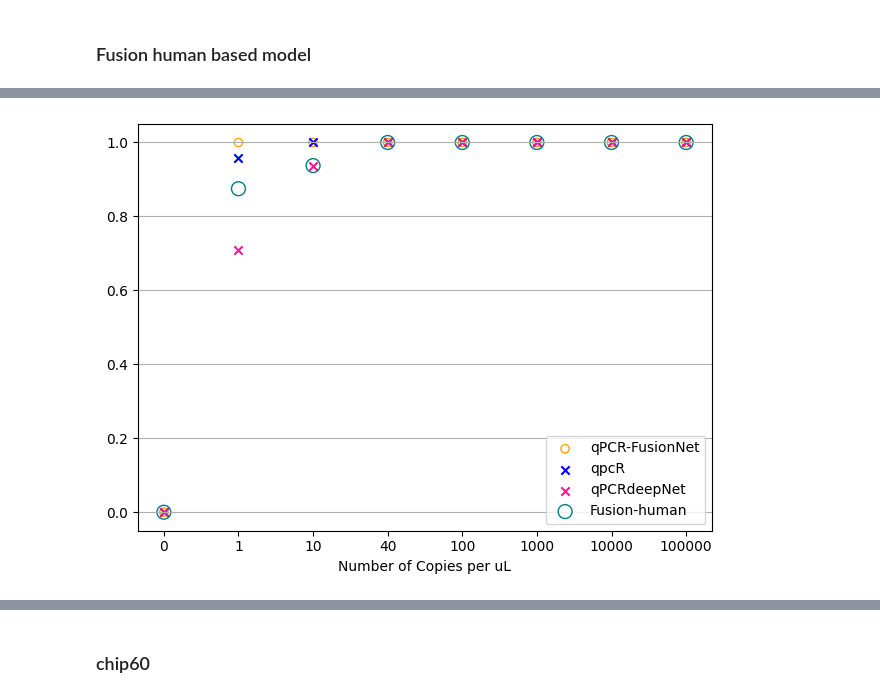
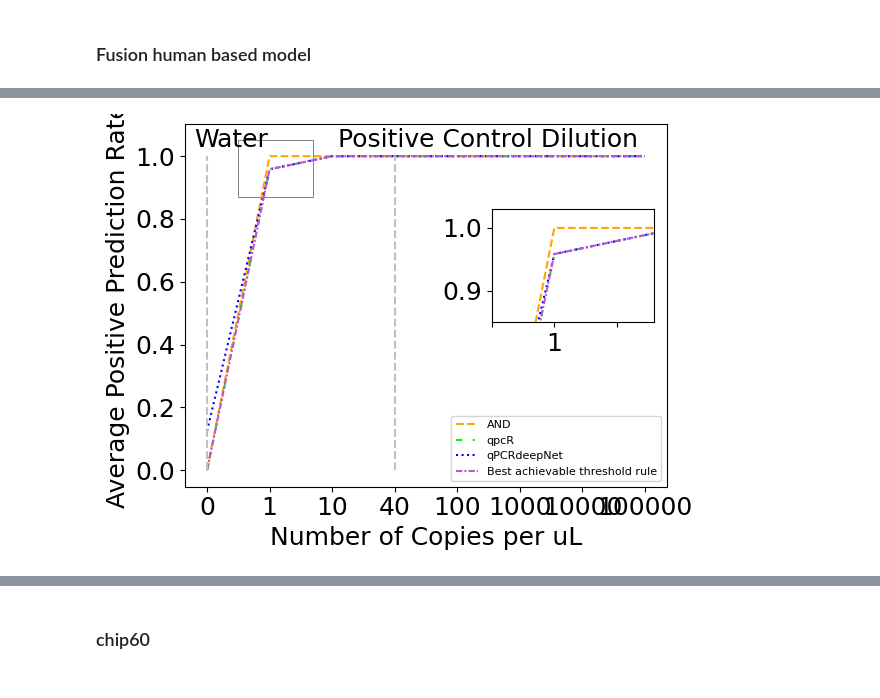
Before and after one commit to hhhvu/PCR_simulation, a Jupyter notebook: evaluation/paper_plots/paper_plots_known_dilution.ipynb, the cells around one changed output, grey strips where cells are left out. Cells and saved outputs as stored; diff of their text form; code cells hidden in the pictures.

Commit message:
updates from alpaca

```diff
--- a/evaluation/paper_plots/paper_plots_known_dilution.ipynb
+++ b/evaluation/paper_plots/paper_plots_known_dilution.ipynb
@@ -250,0 +377,13 @@ plt.legend()
+# %%
+known_df['sample_id'] = known_df.well_position + '_' + known_df.dilution_level.astype(str)
+known_df['test_kit'] = 'LuNER'
+known_df['dataset'] = 'known'
+known_df['groundtruth_label'] = 1
+
+water_df = join_df.loc[join_df.sample_id.isin(water_well_ids), ['sample_id','test_kit','well_position','curve_idx','target','cycle_no','amp_score','rn','drn','cq','threshold']].copy()
+water_df['dataset'] = 'water'
+water_df['groundtruth_label'] = 0
+
+simulated_igi_df = pd.concat([known_df.loc[known_df.target != 'RnaseP', ['sample_id','test_kit','well_position','curve_idx','target','cycle_no','amp_score','rn','drn','cq','threshold','dataset','groundtruth_label']],
+                              water_df[['sample_id','test_kit','well_position','curve_idx','target','cycle_no','amp_score','rn','drn','cq','threshold','dataset','groundtruth_label']]])
+simulated_igi_df.groupby('sample_id').target.nunique().reset_index().sort_values('target', ascending=False)
@@ -251,47 +544,73 @@ plt.legend()
+# %%
+color_map = {'igi': 'mediumorchid', #'#008080',
+             'fusion': '#ffa500',
+             'qpcr':'#00ff00',
+             'deepnet': '#0000ff',
+             'humanbased': '#ff1493'
+             }
 # %%
-color_map = {'igi': '#008080',
-             'fusion': '#ffa500',
-             'qpcr':'#00ff00',
-             'deepnet': '#0000ff',
-             'humanbased': '#ff1493'
-             }
 
-known_sampled_pred = (boxplot_df
+known_sampled_pred = (boxplot_df[boxplot_df.target.isin(['N gene','E gene'])]
                       .groupby(['dilution_level', 'well_position'])
                       .agg(sample_pred = ('pred', 'mean'),
                            sample_igi_call = ('new_igi_call', 'mean'),
+                           sample_simulated_igi_call = ('simulated_new_igi_call', 'mean'),
                            sample_qpcr_pred = ('qpcr_pred','mean'),
                            sample_deepnet_pred = ('deepnet_pred','mean'),
                            sample_humanbased_pred = ('humanbased_pred','mean'),
                            )
                       .reset_index())
 known_sampled_pred['sample_pred'] = 1*(known_sampled_pred.sample_pred >= 0.5)
 known_sampled_pred['sample_igi_call'] = 1*(known_sampled_pred.sample_igi_call >= 0.5)
+known_sampled_pred['sample_simulated_igi_call'] = 1*(known_sampled_pred.sample_simulated_igi_call >= 0.5)
 known_sampled_pred['sample_qpcr_pred'] = 1*(known_sampled_pred.sample_qpcr_pred >= 0.5)
 known_sampled_pred['sample_deepnet_pred'] = 1*(known_sampled_pred.sample_deepnet_pred >= 0.5)
 known_sampled_pred['sample_humanbased_pred'] = 1*(known_sampled_pred.sample_humanbased_pred >= 0.5)
 
-pos_known_pred = known_sampled_pred.groupby('dilution_level')[['sample_igi_call','sample_pred','sample_qpcr_pred','sample_deepnet_pred','sample_humanbased_pred']].apply(lambda x: x.sum()/len(x)).reset_index()
+pos_known_pred = known_sampled_pred.groupby('dilution_level')[['sample_igi_call','sample_pred','sample_simulated_igi_call','sample_qpcr_pred','sample_deepnet_pred','sample_humanbased_pred']].apply(lambda x: x.sum()/len(x)).reset_index() #
 pos_known_pred['dilution_level'] = pos_known_pred['dilution_level'].astype('str')
 
-plt.scatter(data=pos_known_pred,
-             x='dilution_level', y='sample_pred', facecolor='none', edgecolor = color_map.get('fusion'))
-# plt.scatter(data=pos_known_pred,
-#              x='dilution_level', y='sample_qpcr_pred', color = color_map.get('qpcr'), marker='^')
-plt.scatter(data=pos_known_pred,
-             x='dilution_level', y='sample_deepnet_pred', color = color_map.get('deepnet'), marker='x')
-plt.scatter(data=pos_known_pred,
-             x='dilution_level', y='sample_humanbased_pred', color = color_map.get('humanbased'), marker='x')
-plt.scatter(data=pos_known_pred,
-             x='dilution_level', y='sample_igi_call', facecolor='none', edgecolors=color_map.get('igi'), s = 100)
-# plt.scatter(x=pos_known_pred.dilution_level, y='qpcr_pred', marker='x')
-plt.legend(labels=['qPCR-FusionNet','qpcR','qPCRdeepNet','Fusion-human','Estimated IGI'])
-# plt.title('Proportion of predicted positive samples in dilution level')
-plt.xlabel('Number of Copies per uL')
-plt.grid(axis='y')
+x_indices = range(pos_known_pred.dilution_level.nunique())
+
+fig, ax = plt.subplots()
+
+ax.plot(x_indices, pos_known_pred.sample_pred, color=color_map.get('fusion'), linestyle=linestyle_map.get('fusion'))
+# ax.scatter(x_indices, pos_known_pred.sample_pred, facecolor='none', edgecolor = color_map.get('fusion'), label='_nolegend_')
+
+ax.plot(x_indices, pos_known_pred.sample_qpcr_pred, color=color_map.get('qpcr'), linestyle=linestyle_map.get('qpcr'))
+# ax.scatter(x_indices, pos_known_pred.sample_qpcr_pred, facecolor='none', edgecolor = color_map.get('qpcr'), marker='^', label='_nolegend_')
+
+ax.plot(x_indices, pos_known_pred.sample_deepnet_pred, color=color_map.get('deepnet'), linestyle=linestyle_map.get('deepnet'))
+# ax.scatter(x_indices, pos_known_pred.sample_deepnet_pred, color = color_map.get('deepnet'), marker='x', label='_nolegend_')
+
+ax.plot(x_indices, pos_known_pred.sample_simulated_igi_call, color=color_map.get('igi'), linestyle=linestyle_map.get('igi'))
+# ax.scatter(x_indices, pos_known_pred.sample_simulated_igi_call, facecolor='none', edgecolors=color_map.get('igi'), s = 100, label='_nolegend_')
+
+zoom_ax = zoomed_inset_axes(ax, zoom=2, bbox_to_anchor= (0.9, 0.6, 0.1, 0.2), bbox_transform=ax.transAxes)
+zoom_ax.plot(x_indices, pos_known_pred.sample_pred, color=color_map.get('fusion'), linestyle=linestyle_map.get('fusion'))
+zoom_ax.plot(x_indices, pos_known_pred.sample_qpcr_pred, color=color_map.get('qpcr'), linestyle=linestyle_map.get('qpcr'))
+zoom_ax.plot(x_indices, pos_known_pred.sample_deepnet_pred, color=color_map.get('deepnet'), linestyle=linestyle_map.get('deepnet'))
+zoom_ax.plot(x_indices, pos_known_pred.sample_simulated_igi_call, color=color_map.get('igi'), linestyle=linestyle_map.get('igi'))
+
+zoom_ax.set_xlim(0.5, 1.8)
+zoom_ax.set_xticks([0.5, 1, 1.5], ['', '1', ''])
+zoom_ax.set_ylim(0.85, 1.03)
+
+zoom_region = Rectangle((0.5, 0.87), 1.2, 0.18, edgecolor="0.5", facecolor="none", linewidth=.7)
+ax.add_patch(zoom_region)
+
+ax.vlines([0, 3], 0, 1, linestyles='dashed', colors='silver')
+ax.text(-0.2, 1.03, 'Water')
+ax.text(2.1, 1.03, 'Positive Control Dilution')
+ax.set_xticks(x_indices, pos_known_pred.dilution_level.unique())
+
+
+ax.legend(labels=['AND','qpcR','qPCRdeepNet','Best achievable threshold rule'], fontsize=8)
+# ax.title('Proportion of predicted positive samples in dilution level')
+ax.set_xlabel('Number of Copies per uL')
+ax.set_ylabel('Average Positive Prediction Rate')
+# ax.grid(axis='y')
 plt.tight_layout()
-plt.savefig('known_sample_pred.png')
-
-print()
+plt.savefig('/home/alpaca/Documents/huong/PCR-huong/PCR_simulation/evaluation/paper_plots/figures/known_sample_pred.png')
 # %% [output]
-[figure, old version]
+[figure, new version]
```
Also changed, not shown: parts of 131 cells of this notebook, 1 other file.
